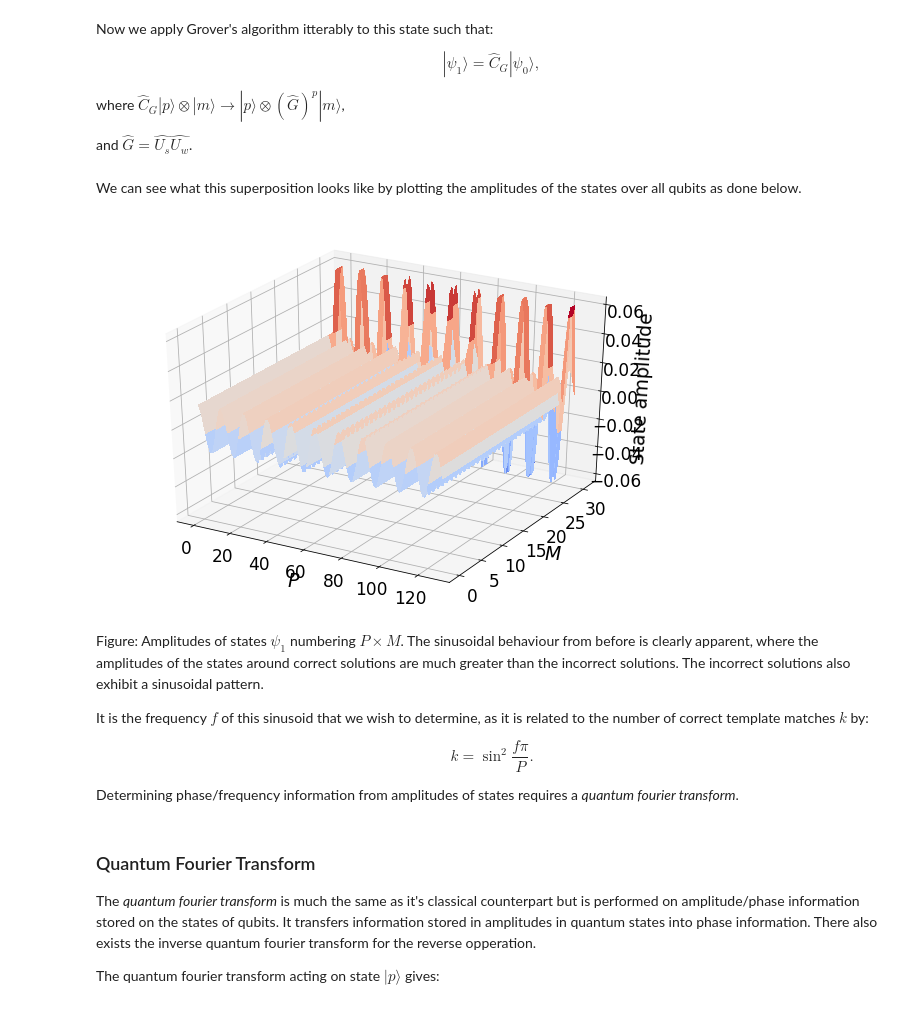
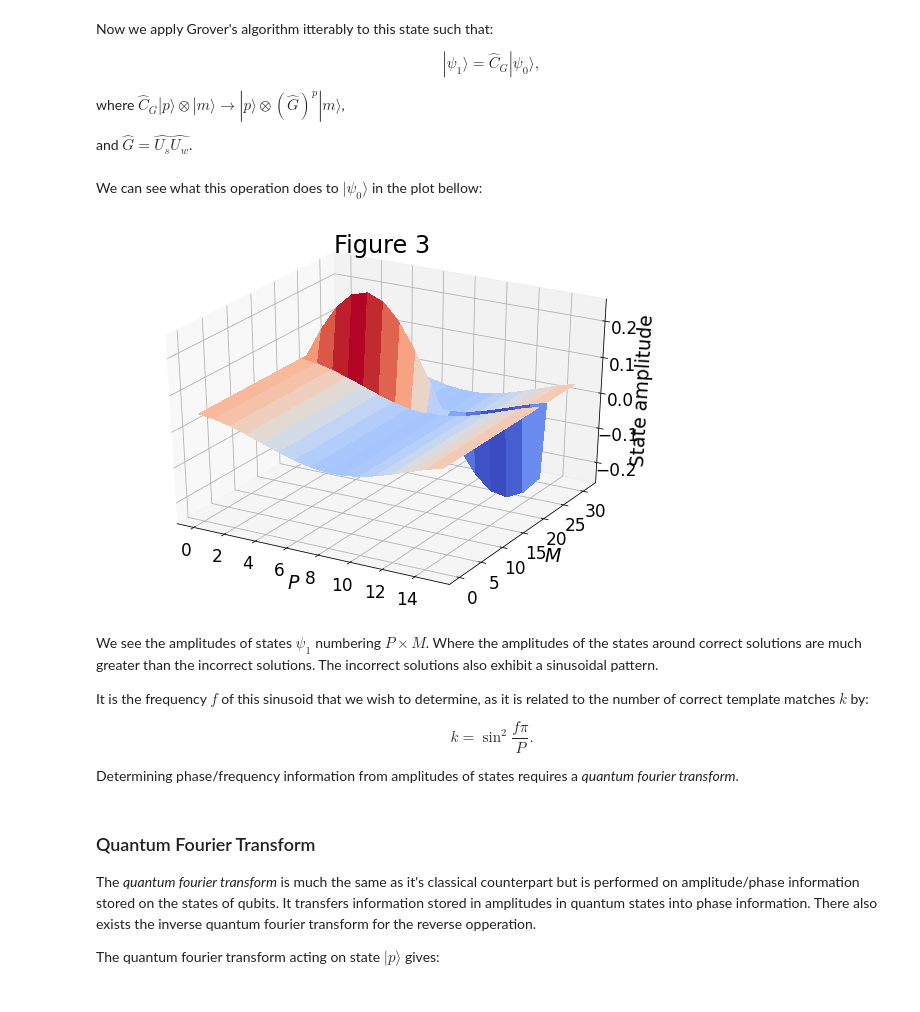
Before and after one commit to Fergus-Hayes/quantum-matched-filter, a Jupyter notebook: QMF.ipynb, the cells around one changed output. Saved outputs shown, nothing was run; the diff lists cells and outputs as text; code cells hidden in the pictures.

```diff
--- a/QMF.ipynb
+++ b/QMF.ipynb
@@ -207,3 +166,23 @@ psi_0 = (1./np.sqrt(P*M))*np.ones((P,M))
+# %%
+def U_s(w):
+    '''
+    Defines the matrix operation applied to psi_0 given w.
+    This is "Grovers diffusion operator".
+    '''
+    M = len(w)
+    s_i = np.array([np.ones(M)/np.sqrt(M)]).T
+    return 2*np.outer(s_i,s_i)-np.eye(M)
+# %%
+def Grovers1(w, psi_0):
+    '''
+    This corresponds to the first part of Grovers algorithm.
+    Here operators U_w and U_s are applied to psi_0 "p" times for each of the P states.
+    '''
+    M, P = psi_0.shape[0], psi_0.shape[1]
+    psi_1 = np.zeros((M,P))
+    for p in np.arange(P):
+        psi_1[:,p] = np.dot(np.linalg.matrix_power(np.matmul(U_s(w),U_w(w)),p),psi_0[:,p])
+    return psi_1
 # %% [markdown]
 Now we apply Grover's algorithm itterably to this state such that:
 
@@ -212,38 +191,33 @@ $$ |\psi_{1}⟩ = \hat{C}_{G}|\psi_{0}⟩, $$
 where $\hat{C}_{G}|p⟩\otimes |m⟩\rightarrow |p⟩\otimes (\hat{G})^{p}|m⟩$,
 
 and $\hat{G}=\hat{U_{s}}\hat{U_{w}}$.
-# %%
-# Applying Grover's algorithm p times to the m states for each state in P
-for p in np.arange(P):
-    psi_0[p]=np.dot(np.linalg.matrix_power(np.matmul(U_s,U_w),p),psi_0[p])
-
-psi_1=psi_0
-# %% [markdown]
-We can see what this superposition looks like by plotting the amplitudes of the states over all qubits as done below.
+# %%
+# Apply the first part of Grover's algorithm
+psi_1 = Grovers1(w,psi_0)
+# %% [markdown]
+We can see what this operation does to $|\psi_{0}⟩$ in the plot bellow:
 # %%
 from mpl_toolkits.mplot3d import Axes3D
 from matplotlib import cm
 
-X=np.arange(P)
-Y=np.arange(M)
-
-X, Y = np.meshgrid(X, Y)
-Z=psi_1.T
+X, Y = np.meshgrid(p_inds, m_inds)
+Z=psi_1
 fig = plt.figure(figsize=(10,7))
 ax = fig.gca(projection='3d')
 
 surf = ax.plot_surface(X, Y, Z, cmap=cm.coolwarm,
                        linewidth=0, antialiased=False)
 
+ax.set_title('Figure 3')
 ax.set_xlabel(r'$P$')
 ax.set_ylabel(r'$M$')
 ax.set_zlabel('State amplitude')
 
 plt.show()
 # %% [output]
-[figure, old version]
+[figure, new version]
 # %% [markdown]
-Figure: Amplitudes of states $\psi_{1}$ numbering $P\times M$. The sinusoidal behaviour from before is clearly apparent, where the amplitudes of the states around correct solutions are much greater than the incorrect solutions. The incorrect solutions also exhibit a sinusoidal pattern.
+We see the amplitudes of states $\psi_{1}$ numbering $P\times M$. Where the amplitudes of the states around correct solutions are much greater than the incorrect solutions. The incorrect solutions also exhibit a sinusoidal pattern.
 
 It is the frequency $f$ of this sinusoid that we wish to determine, as it is related to the number of correct template matches $k$ by:
 
```
Also changed, not shown: parts of 70 cells of this notebook.
